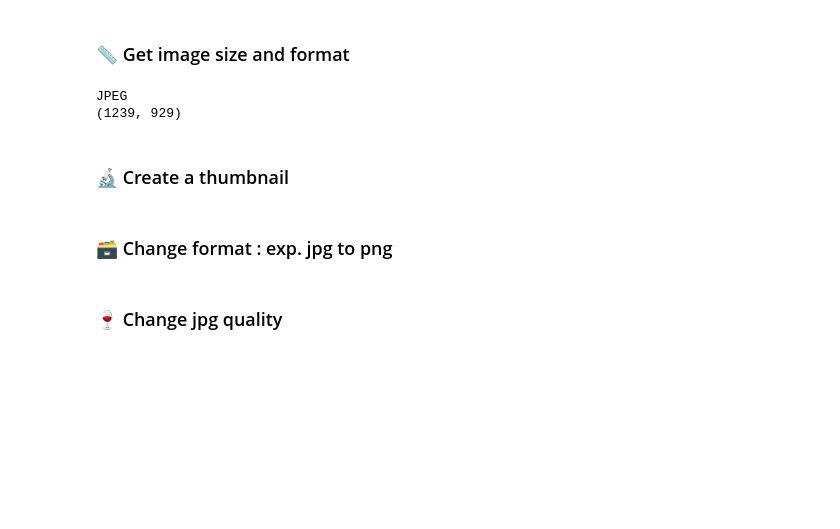
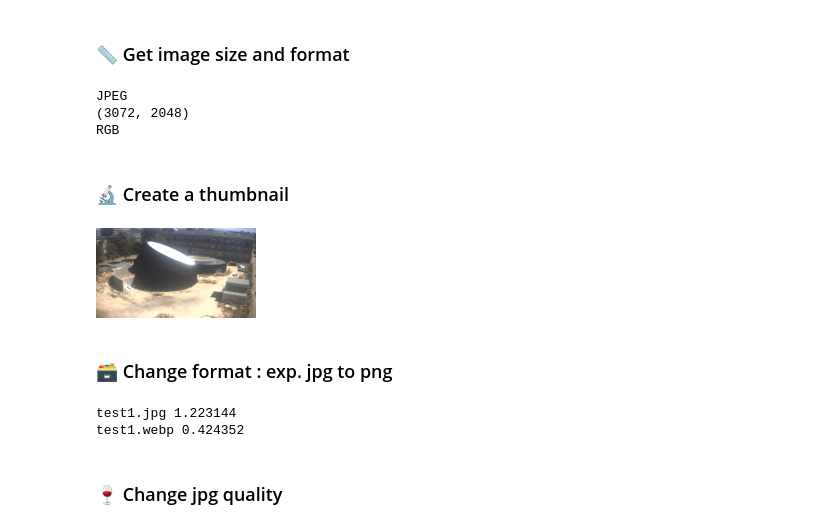
Before and after one commit to FrancoisSchnell/PythonWorkshop, a Jupyter notebook: ManipulatePictures/manipluatePictures.ipynb, the cells around one changed output. Drawn from its saved outputs; the diff is of its cells as text; code cells hidden in the pictures; blank space fills up the shorter version.

Commit message:
with images links

```diff
--- a/ManipulatePictures/manipluatePictures.ipynb
+++ b/ManipulatePictures/manipluatePictures.ipynb
@@ -28,11 +30,13 @@ from PIL import Image
 # %%
 # Get image size and format
 
-img= Image.open('test.jpg')
-print(img.format)
-print(img.size)
+im= Image.open('test1.jpg')
+print(im.format)
+print(im.size)
+print(im.mode)
 # %% [output]
 JPEG
-(1239, 929)
+(3072, 2048)
+RGB
 # %% [markdown]
 ### 🔬 Create a thumbnail
@@ -47,3 +43,12 @@ img.save("testThumb.jpg","JPEG")
+# %%
+# Create a thmbnail
+
+im= Image.open('test1.jpg')
+resized = im.resize((160,90))
+resized.save("test1_thumb.jpg")
+resized
+# %% [output]
+[figure, added]
 # %% [markdown]
 ### 🗃️ Change format : exp. jpg to png
 # %%
@@ -54,3 +59,11 @@ img.save("testNewFormat.png","PNG")
+# %%
+# Show file size difference in Mo
+import os
+print("test1.jpg", os.path.getsize("test1.jpg")/1000000)
+print("test1.webp", os.path.getsize("test1.webp")/1000000)
+# %% [output]
+test1.jpg 1.223144
+test1.webp 0.424352
 # %% [markdown]
 ### 🍷 Change jpg quality
 # %%
```
Also changed, not shown: parts of 15 cells of this notebook.
